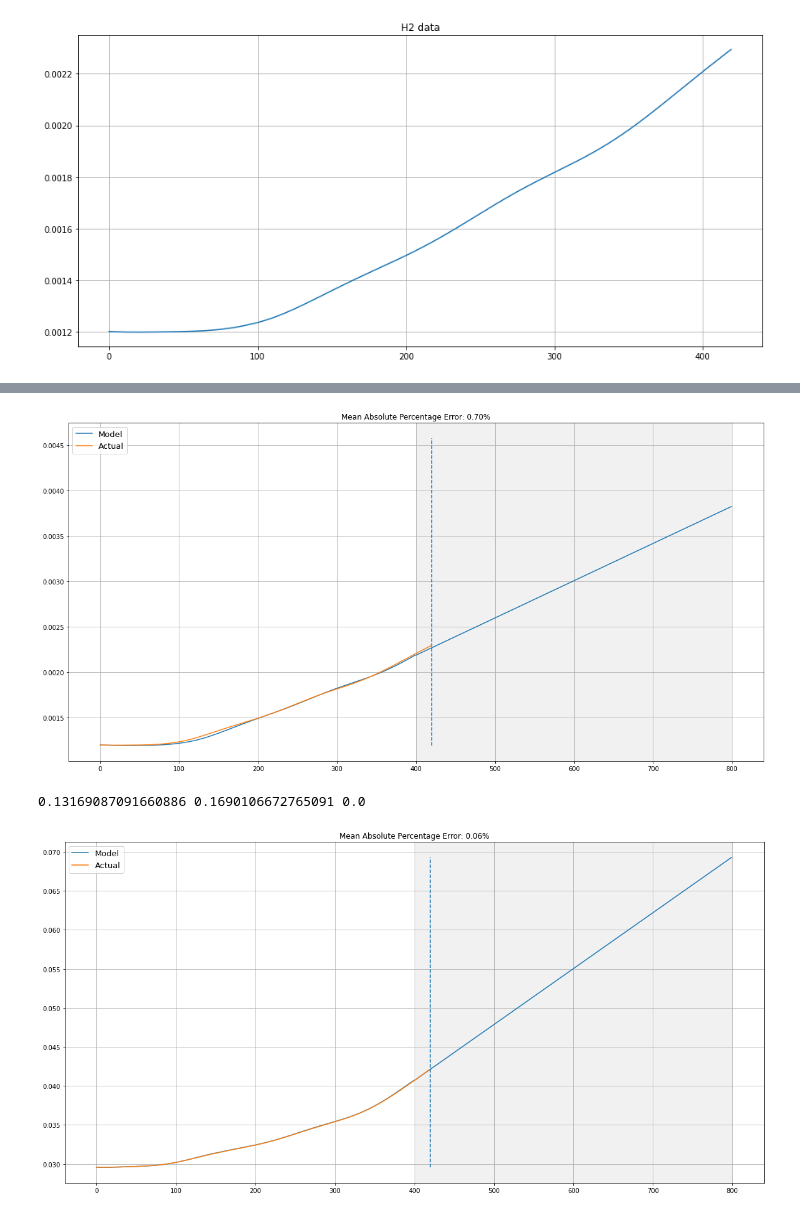
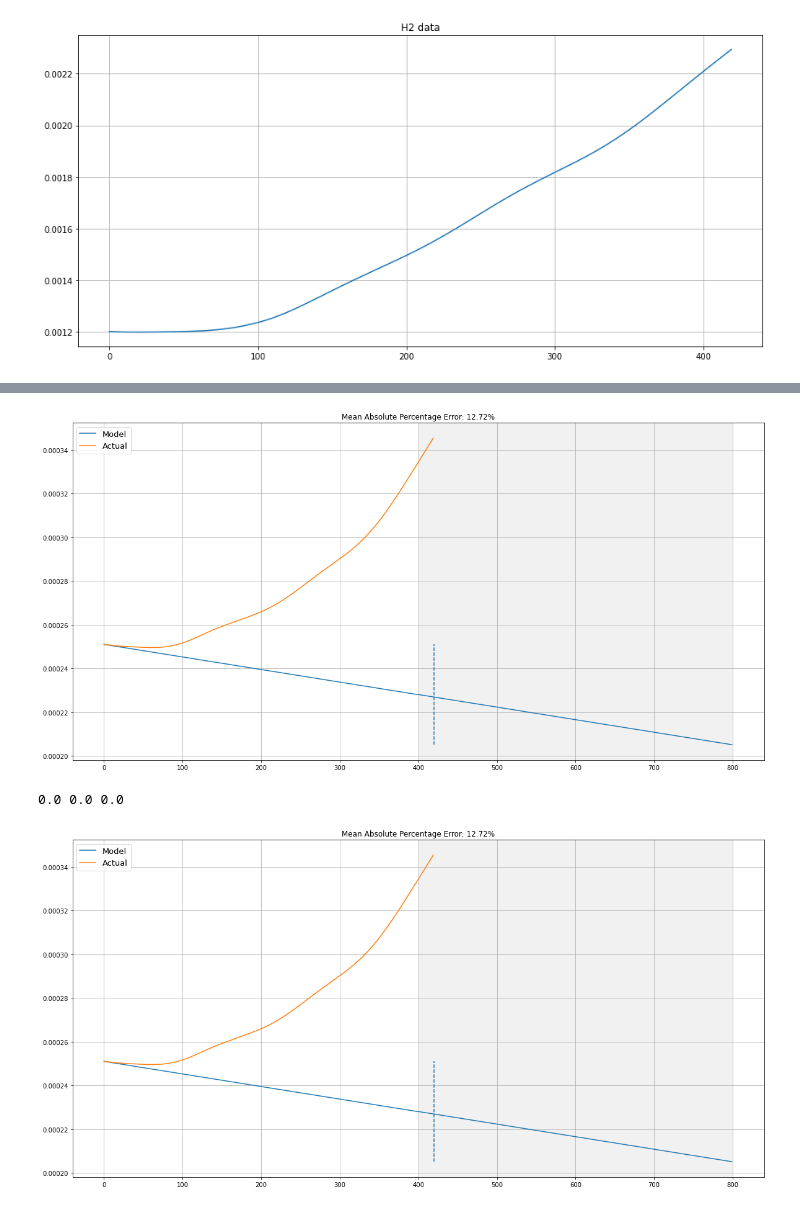
Before and after one commit to NikolayTV/HackRosatomTranformator, a Jupyter notebook: Transformer_regression/transformer_regression.ipynb, the cells around one changed output, grey strips where cells are left out. Cells and saved outputs as stored; diff of their text form; code cells hidden in the pictures.

```diff
--- a/Transformer_regression/transformer_regression.ipynb
+++ b/Transformer_regression/transformer_regression.ipynb
@@ -222,7 +209,7 @@ def timeseriesCVscore(params, series, loss_function=mean_squared_error, slen=24)
 # %%
 %%time
 
-data = df.H2[:-20]
+data = df.C2H2[:-20]
 
 x = [0, 0, 0]
 
@@ -280,11 +267,11 @@ def plotHoltWinters(series, plot_intervals=False, plot_anomalies=False):
     plt.axis('tight')
     plt.legend(loc="best", fontsize=13);
 # %%
-plotHoltWinters(df.H2)
+plotHoltWinters(df.C2H2)
 # %% [output]
-[figure, old version]
+[figure, new version]
 # %%
-data = df.CO[:-20]
+data = df.C2H2[:-20]
 
 x = [0, 0, 0]
 
@@ -305,8 +292,8 @@ model = HoltWinters(data, slen = 1,
 
 model.triple_exponential_smoothing()
 # %% [output]
-0.13169087091660886 0.1690106672765091 0.0
+0.0 0.0 0.0
 # %%
-plotHoltWinters(df.CO)
+plotHoltWinters(df.C2H2)
 # %% [output]
-[figure, old version]
+[figure, new version]
```
Also changed, not shown: parts of 2 cells of this notebook, 2 other files.
